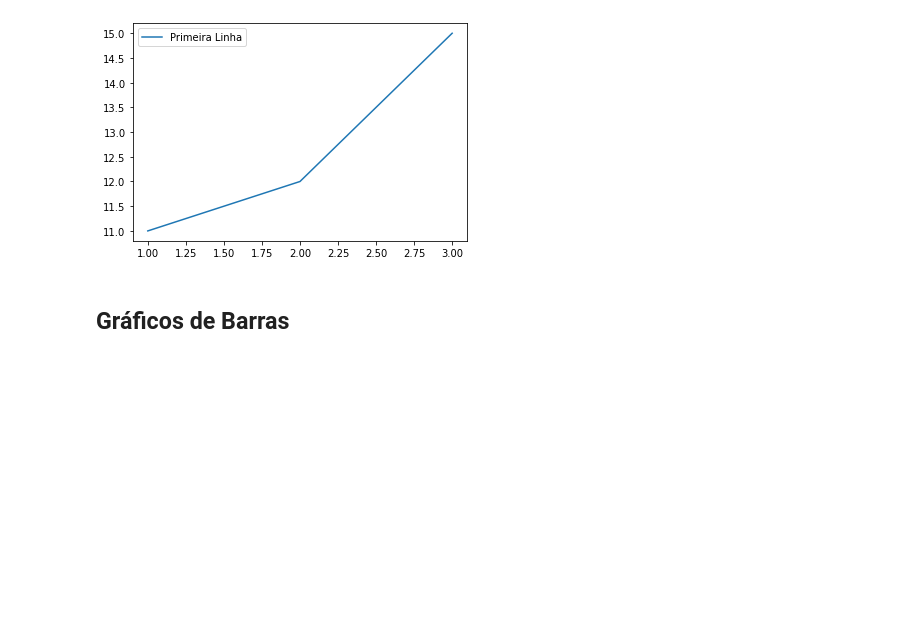
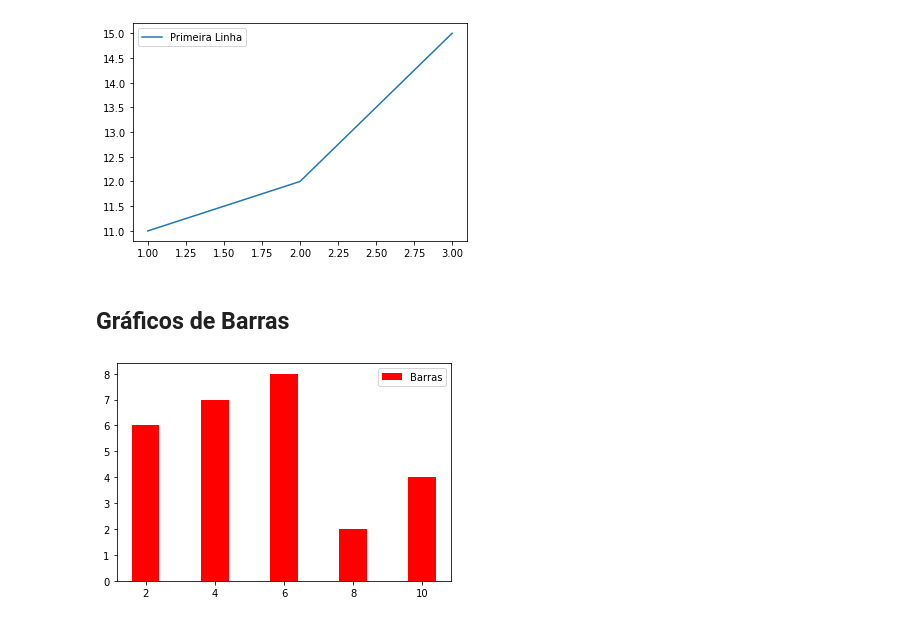
Before and after one commit to jonathan-JIPSlok/DataScience, a Jupyter notebook: Graficos_matplotlib/main.ipynb, the cells around one changed output. Saved outputs shown, nothing was run; the diff lists cells and outputs as text; code cells hidden in the pictures; blank space fills up the shorter version.

```diff
--- a/Graficos_matplotlib/main.ipynb
+++ b/Graficos_matplotlib/main.ipynb
@@ -51,3 +51,14 @@ plt.show()
 [figure]
 # %% [markdown]
 ## Gráficos de Barras
+# %%
+x = [2, 4, 6, 8, 10]
+y = [6, 7, 8, 2, 4]
+# %%
+#bar -> grafico de barras
+#color -> cor - 'r' -> red (vermelho)
+plt.bar(x, y, label = 'Barras', color='r')
+plt.legend()
+plt.show()
+# %% [output]
+[figure, added]
```
Also changed, not shown: parts of 17 cells of this notebook.
